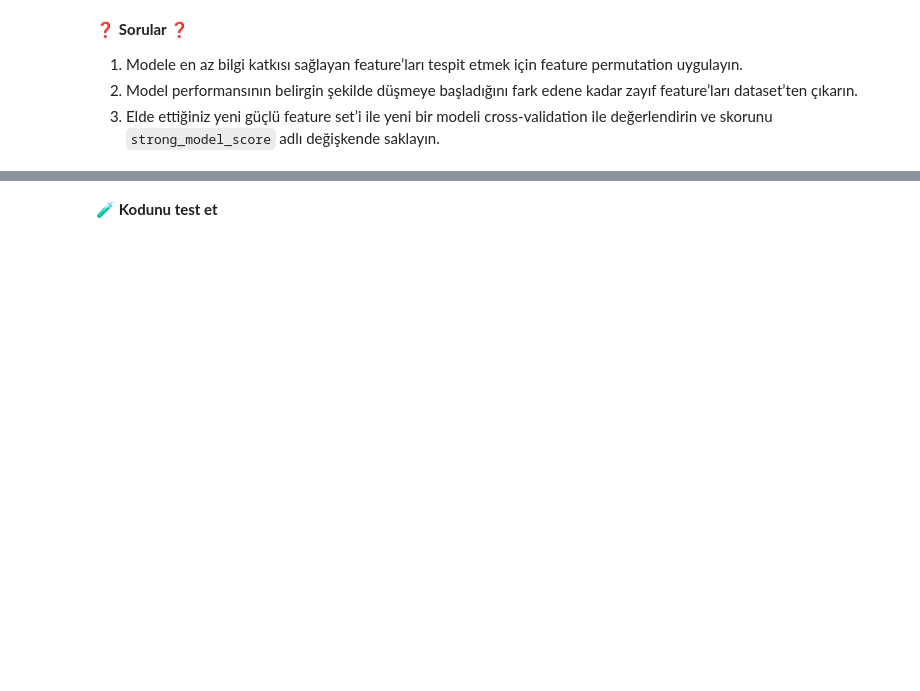
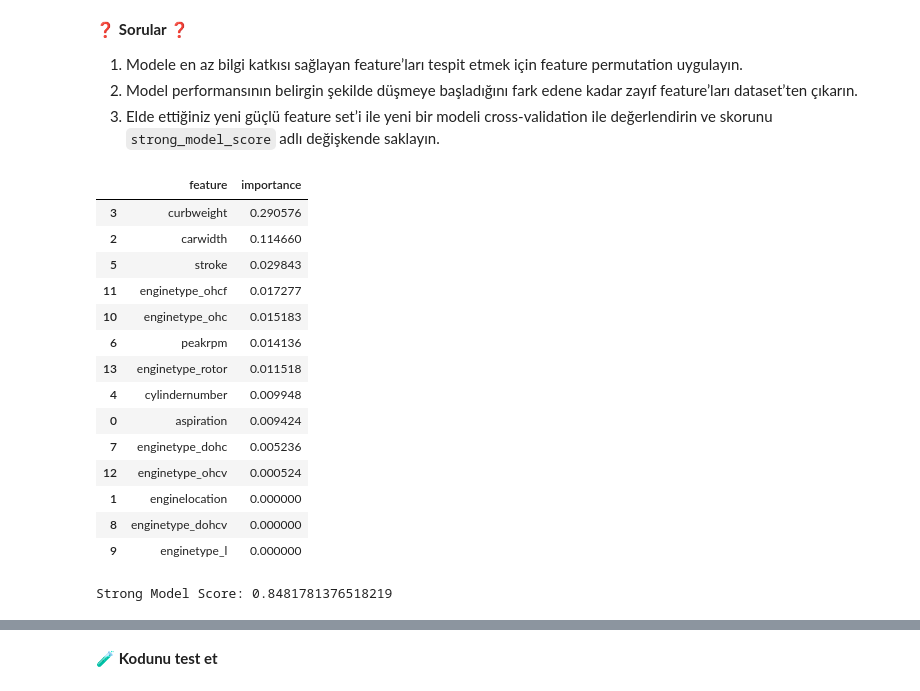
Before and after one commit to Burak-Gokce/S16D2-S-Data-car-prices, a Jupyter notebook: Car-Prices.ipynb, the cells around one changed output, grey strips where cells are left out. Cells and saved outputs as stored; diff of their text form; code cells hidden in the pictures; blank space fills up the shorter version.

Commit message:
Completed strong_model step

```diff
--- a/Car-Prices.ipynb
+++ b/Car-Prices.ipynb
@@ -535,0 +534,71 @@ git push origin master
+# %%
+from sklearn.inspection import permutation_importance
+
+# Modelimizi tüm veri üzerinde eğitiyoruz
+model = LogisticRegression(max_iter=1000)
+model.fit(X, y)
+
+# Özelliklerin önemini hesaplıyoruz
+perm = permutation_importance(
+    model,
+    X,
+    y,
+    n_repeats=10,
+    random_state=42,
+    scoring='accuracy'
+)
+
+# Sonuçları tabloya dönüştürüyoruz
+importance_df = pd.DataFrame({
+    'feature': X.columns,
+    'importance': perm.importances_mean
+})
+
+importance_df = importance_df.sort_values(
+    by='importance',
+    ascending=False
+)
+
+importance_df
+# %% [output]
+|  | feature | importance |
+| 3 | curbweight | 0.290576 |
+| 2 | carwidth | 0.114660 |
+| 5 | stroke | 0.029843 |
+| 11 | enginetype_ohcf | 0.017277 |
+| 10 | enginetype_ohc | 0.015183 |
+| 6 | peakrpm | 0.014136 |
+| 13 | enginetype_rotor | 0.011518 |
+| 4 | cylindernumber | 0.009948 |
+| 0 | aspiration | 0.009424 |
+| 7 | enginetype_dohc | 0.005236 |
+| 12 | enginetype_ohcv | 0.000524 |
+| 1 | enginelocation | 0.000000 |
+| 8 | enginetype_dohcv | 0.000000 |
+| 9 | enginetype_l | 0.000000 |
+# %%
+from sklearn.model_selection import cross_val_score
+from sklearn.linear_model import LogisticRegression
+
+# Önemsiz görünen özellikleri çıkar
+X_strong = X.drop(columns=[
+    'enginelocation',
+    'enginetype_dohcv',
+    'enginetype_l'
+])
+
+# Yeni model
+strong_model = LogisticRegression(max_iter=1000)
+
+# Cross-validation
+strong_model_score = cross_val_score(
+    strong_model,
+    X_strong,
+    y,
+    cv=5,
+    scoring='accuracy'
+).mean()
+
+print("Strong Model Score:", strong_model_score)
+# %% [output]
+Strong Model Score: 0.8481781376518219
```
Also changed, not shown: parts of 3 cells of this notebook, 1 other file.
